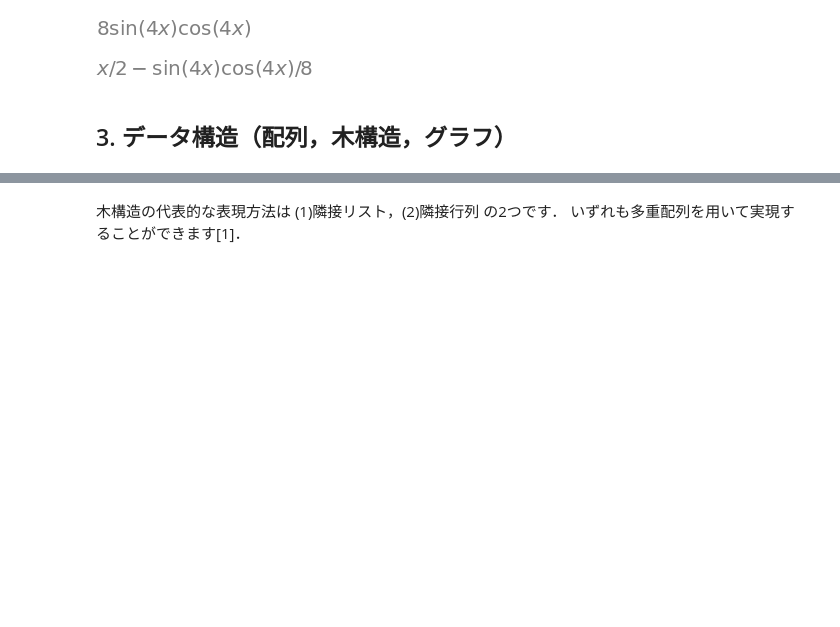
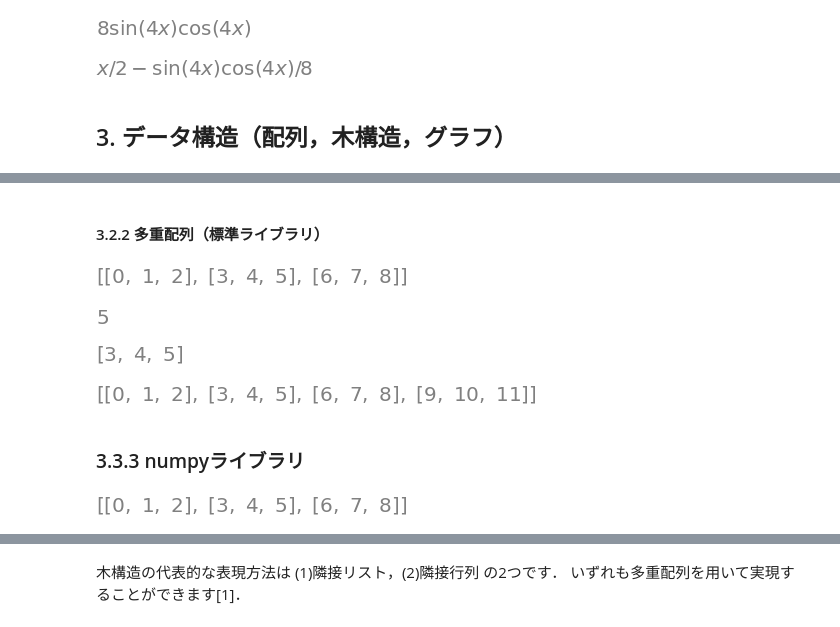
Before and after one commit to MDASH-shinshu/MDASH-T-DE, a Jupyter notebook: 2/2_data_expression_colab.ipynb, the cells around one changed output, grey strips where cells are left out. Drawn from its saved outputs; the diff is of its cells as text; code cells hidden in the pictures; blank space fills up the shorter version.

```diff
--- a/2/2_data_expression_colab.ipynb
+++ b/2/2_data_expression_colab.ipynb
@@ -247,0 +296,42 @@ sym.integrate(f(x), x) # 変数xで f(x)を積分した結果を得る
+# %% [markdown]
+#### 3.2.2 多重配列（標準ライブラリ）
+# %%
+ # 2次元配列を定義する．
+ # 外側の角カッコが外側（1次元目）の配列で，中側の角カッコが内側（2次元目）の配列になる．
+my_array2 = [
+    [0, 1, 2],
+    [3, 4, 5],
+    [6, 7, 8],
+]
+my_array2
+# この場合，外側の配列の要素数は3つで，中側の配列の要素数もそれぞれ3つずつになる．
+# この状態の二次元配列を行列（正方行列）と表現することもある
+# %% [output]
+[figure, added]
+# %%
+my_array2[1][2] # 要素(1,2)を指定する（結果はスカラー）
+# %% [output]
+[figure, added]
+# %%
+my_array2[1] # 2行目全体を指定する（結果は横ベクトル）
+# %% [output]
+[figure, added]
+# %%
+my_array2.append([9, 10, 11]) # 4行目を追加する（サイズが合っている必要がある）
+my_array2
+# %% [output]
+[figure, added]
+# %% [markdown]
+### 3.3.3 numpyライブラリ
+# %%
+import numpy as np  # numpyライブラリをインポート
+
+# 2次元配列を定義する（標準ライブラリと同じ）
+np.array2 = [
+    [0, 1, 2],
+    [3, 4, 5],
+    [6, 7, 8],
+]
+np.array2
+# %% [output]
+[figure, added]
```
Also changed, not shown: parts of 32 cells of this notebook.
